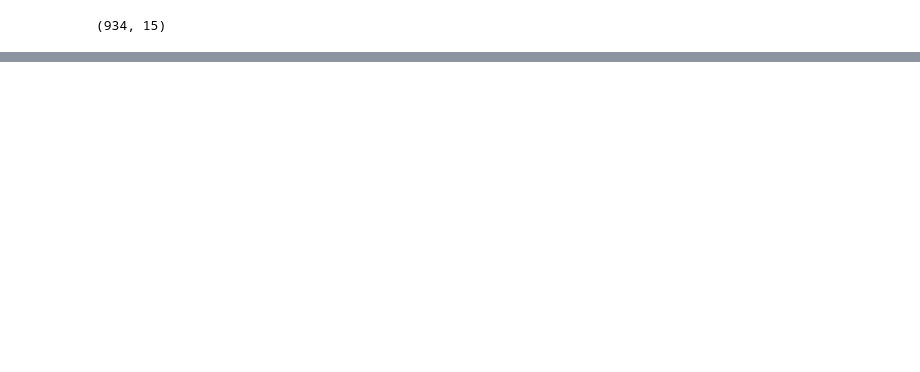
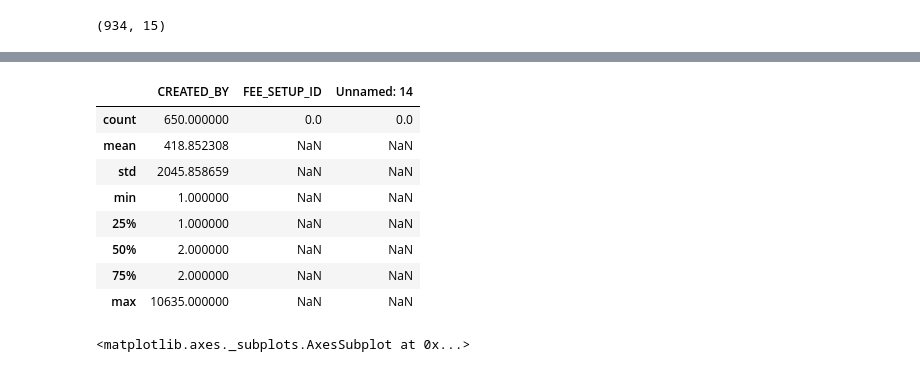
Before and after one commit to paulo-g-martinez/dq2-codes-violations-nashville, a Jupyter notebook: DQ2.ipynb, the cells around one changed output, grey strips where cells are left out. Saved outputs shown, nothing was run; the diff lists cells and outputs as text; code cells hidden in the pictures; blank space fills up the shorter version.

```diff
--- a/DQ2.ipynb
+++ b/DQ2.ipynb
@@ -37,0 +210,12 @@ Name: VIOLATION_DESC, Length: 773, dtype: int64
+# %%
+violation.describe()
+# %% [output]
+|  | CREATED_BY | FEE_SETUP_ID | Unnamed: 14 |
+| count | 650.000000 | 0.0 | 0.0 |
+| mean | 418.852308 | NaN | NaN |
+| std | 2045.858659 | NaN | NaN |
+| min | 1.000000 | NaN | NaN |
+| 25% | 1.000000 | NaN | NaN |
+| 50% | 2.000000 | NaN | NaN |
+| 75% | 2.000000 | NaN | NaN |
+| max | 10635.000000 | NaN | NaN |
@@ -37,0 +224,4 @@ Name: VIOLATION_DESC, Length: 773, dtype: int64
+# %%
+violation['CREATED_BY'].plot(kind = 'hist')
+# %% [output]
+<matplotlib.axes._subplots.AxesSubplot at 0x...>
```
Also changed, not shown: parts of 34 cells of this notebook, 2 other files.
